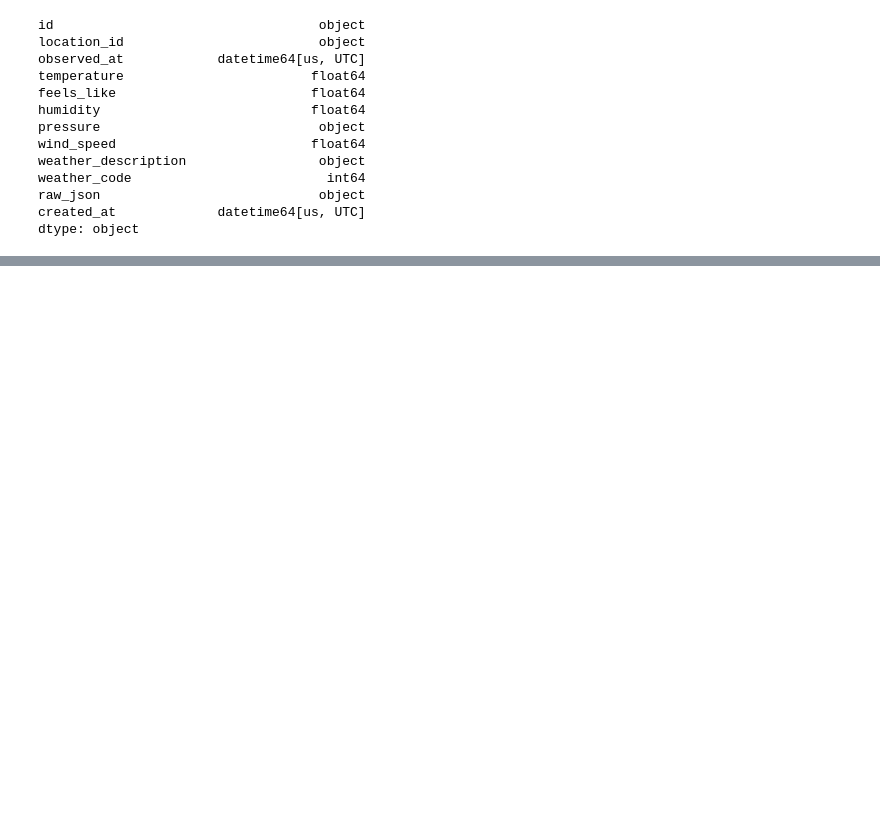
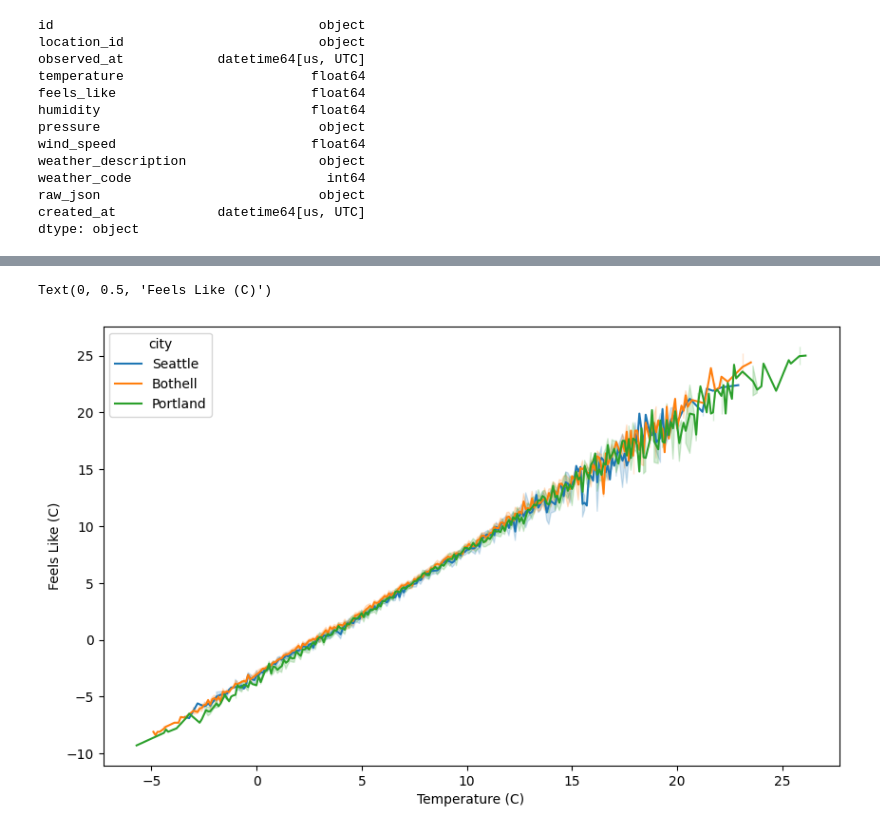
Before and after one commit to danielphilip12/Weather-Pipeline, a Jupyter notebook: notebooks/testing.ipynb, the cells around one changed output, grey strips where cells are left out. Cells and saved outputs as stored; diff of their text form; code cells hidden in the pictures; blank space fills up the shorter version.

```diff
--- a/notebooks/testing.ipynb
+++ b/notebooks/testing.ipynb
@@ -2,6 +2,10 @@
 import pandas as pd
 import os
 from sqlalchemy import create_engine, text
+import seaborn as sns
+import matplotlib.pyplot as plt
+
+plt.rcParams["figure.figsize"] = (10, 6)
 # %%
 DB_HOST = os.getenv("DB_HOST", "db")
 DB_PORT = os.getenv("DB_PORT", "5432")
@@ -84 +88,8 @@ Seattle     11.976667
 Name: feels_like, dtype: float64
+# %%
+sns.lineplot(data=combined, x='temperature', y='feels_like', hue='city')
+plt.xlabel("Temperature (C)")
+plt.ylabel("Feels Like (C)")
+# %% [output]
+Text(0, 0.5, 'Feels Like (C)')
+[figure, added]
```
Also changed, not shown: parts of 16 cells of this notebook, 3 other files.
